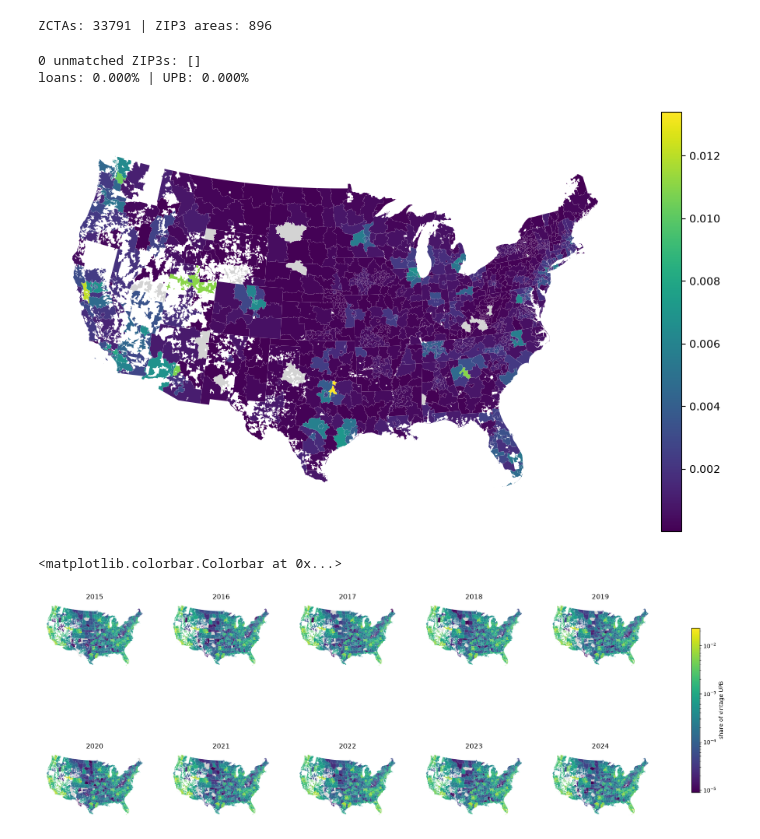
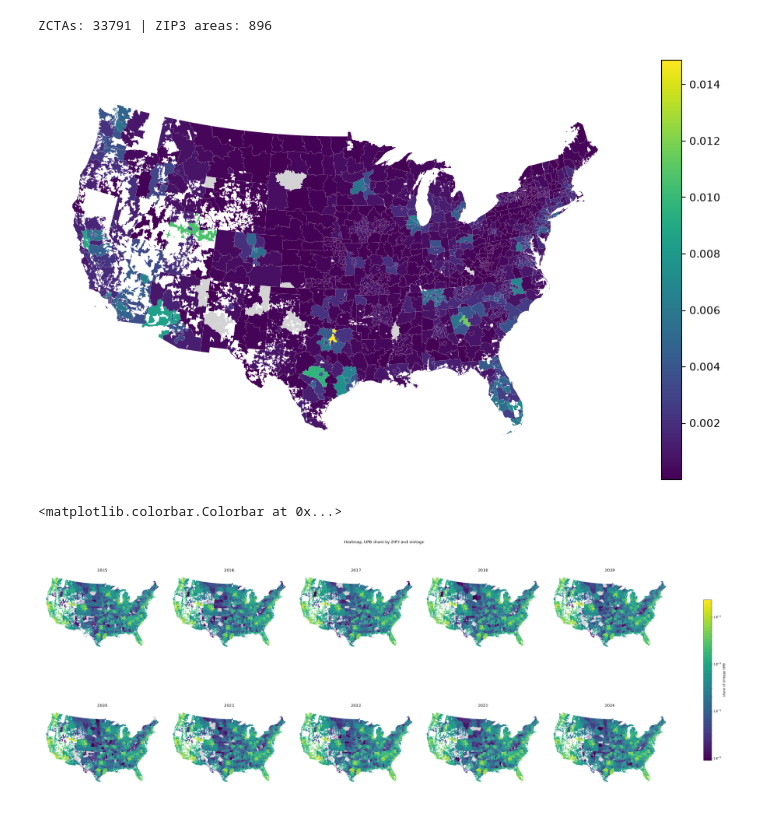
Before and after one commit to franmanz/MBS_thesis, a Jupyter notebook: notebooks/analysis_asset_side.ipynb, the cells around one changed output. Cells and saved outputs as stored; diff of their text form; code cells hidden in the pictures.

Commit message:
Heatmaps

```diff
--- a/notebooks/analysis_asset_side.ipynb
+++ b/notebooks/analysis_asset_side.ipynb
@@ -168,39 +168,31 @@ z3.to_parquet("../data/zip3.parquet")
 # %% [output]
 ZCTAs: 33791 | ZIP3 areas: 896
-# %%
-loan_z3 = set(df_orig["postal_code"].dropna())
-missing = sorted(loan_z3 - set(z3.index))
-print(len(missing), "unmatched ZIP3s:", missing[:20])
-
-m = df_orig["postal_code"].isin(missing)
-print(f"loans: {m.mean():.3%} | UPB: {df_orig.loc[m, 'UPB'].sum() / df_orig['UPB'].sum():.3%}")
-# %% [output]
-0 unmatched ZIP3s: []
-loans: 0.000% | UPB: 0.000%
 # %%
 upb = df_orig.groupby(["postal_code", "vintage"])["UPB"].sum().unstack("vintage")
-share = upb / upb.sum()            # each column sums to 1
+share = upb / upb.sum()
 
 g = z3.join(share).to_crs(5070)
-g = g[~g.index.str[:2].isin(["00", "96", "99"])]   # rough drop of PR/HI/AK prefixes
-ax = g.plot(column=2018, cmap="viridis", legend=True, figsize=(12, 7),
+g = g[~g.index.str[:2].isin(["00", "96", "99"])]   # fuzzy drop of non-continental states
+ax = g.plot(column=2022, cmap="viridis", legend=True, figsize=(12, 7),
             missing_kwds={"color": "lightgrey"})
 ax.set_axis_off()
 # %% [output]
-[figure, old version]
+[figure, new version]
 # %%
 from matplotlib.colors import LogNorm
+from matplotlib.colors import TwoSlopeNorm
 
 vals = g[share.columns].stack()
 norm = LogNorm(vmin=vals[vals > 0].quantile(0.01), vmax=vals.max())
 
-fig, axes = plt.subplots(2, 5, figsize=(25, 9))
+fig, axes = plt.subplots(2, 5, figsize=(30, 12),constrained_layout=True)
+fig.suptitle('Heatmap, UPB share by ZIP3 and vintage')
 for ax, v in zip(axes.flat, share.columns):
     g.plot(column=v, cmap="viridis", norm=norm, ax=ax,
            missing_kwds={"color": "lightgrey"})
     ax.set_title(v); ax.set_axis_off()
 fig.colorbar(plt.cm.ScalarMappable(norm=norm, cmap="viridis"),
              ax=axes, shrink=0.6, label="share of vintage UPB")
 # %% [output]
 <matplotlib.colorbar.Colorbar at 0x...>
-[figure, old version]
+[figure, new version]
```
Also changed, not shown: parts of 8 cells of this notebook.
